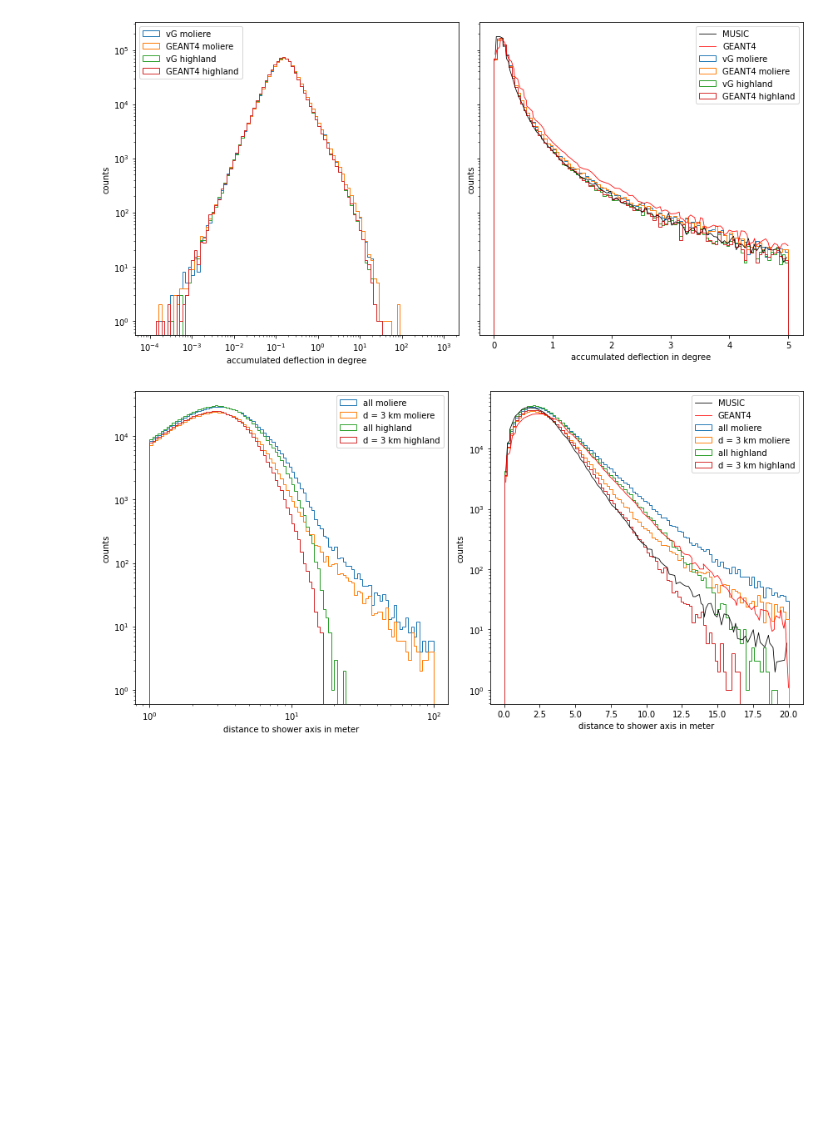
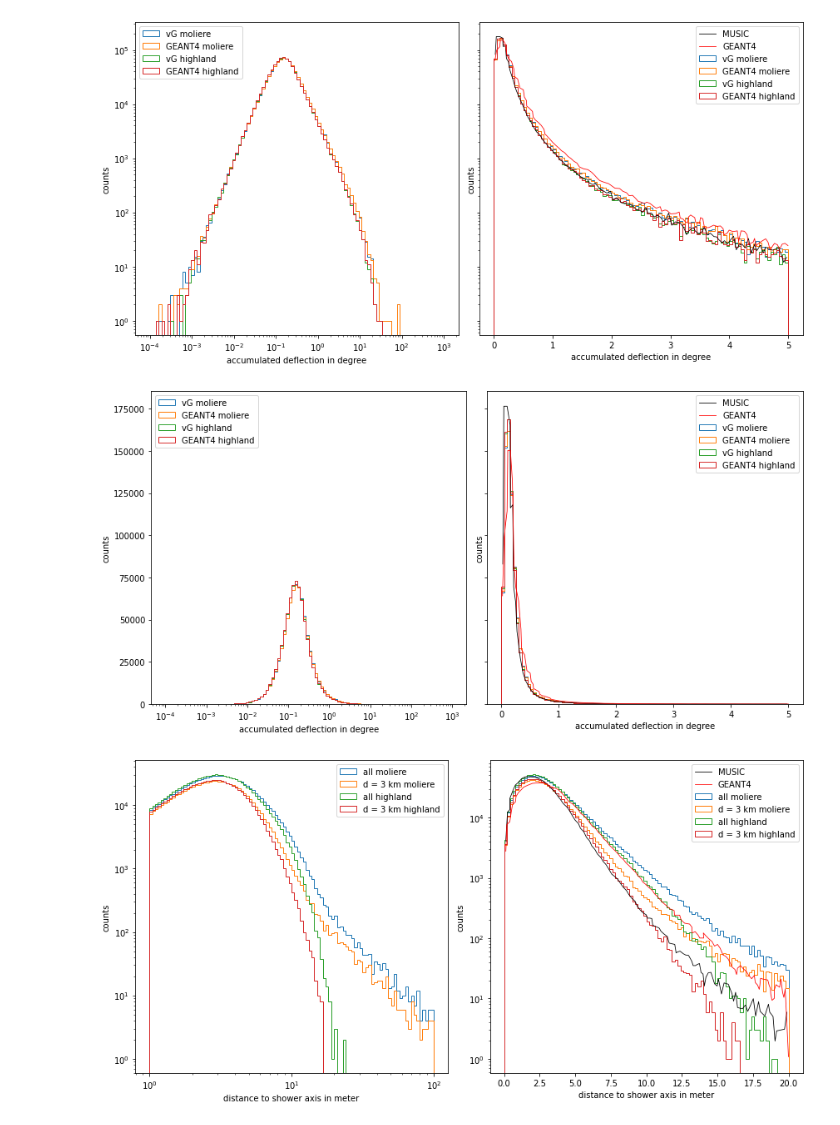
Before and after one commit to pascalgutjahr/muon-deflection-paper, a Jupyter notebook: deflection/compare_MUSIC.ipynb, the cells around one changed output. Drawn from its saved outputs; the diff is of its cells as text; code cells hidden in the pictures; blank space fills up the shorter version.

```diff
--- a/deflection/compare_MUSIC.ipynb
+++ b/deflection/compare_MUSIC.ipynb
@@ -164,6 +164,44 @@ if save_plot:
     plt.savefig(plot_dir + '{}_{}_{}events_accumulated_defl_only3km.pdf'.format(energy_name(E_i), energy_name(E_f), n_events))
 # %% [output]
 [figure]
+# %%
+# Deflection
+fig, ax = plt.subplots(1, 2, figsize=(12, 6), sharey=True)
+
+bins = np.logspace(-4, 3, 101)
+ax[0].hist(df_moliere.deflection[df_moliere.distances==3e3], bins=bins, histtype='step', label='vG moliere')
+ax[0].hist(df_GEANT4_moliere.deflection[df_GEANT4_moliere.distances==3e3], bins=bins, histtype='step', label='GEANT4 moliere')
+ax[0].hist(df_highland.deflection[df_highland.distances==3e3], bins=bins, histtype='step', label='vG highland')
+ax[0].hist(df_GEANT4_highland.deflection[df_GEANT4_highland.distances==3e3], bins=bins, histtype='step', label='GEANT4 highland')
+
+ax[0].set_xscale('log')
+# ax[0].set_yscale('log')
+ax[0].set_xlabel('accumulated deflection in degree')
+ax[0].set_ylabel('counts')
+ax[0].legend(loc='upper left')
+
+bins = np.linspace(0, 5, 101)
+ax[1].hist(df_moliere.deflection[df_moliere.distances==3e3], bins=bins, histtype='step', label='vG moliere')
+ax[1].hist(df_GEANT4_moliere.deflection[df_GEANT4_moliere.distances==3e3], bins=bins, histtype='step', label='GEANT4 moliere')
+ax[1].hist(df_highland.deflection[df_highland.distances==3e3], bins=bins, histtype='step', label='vG highland')
+ax[1].hist(df_GEANT4_highland.deflection[df_GEANT4_highland.distances==3e3], bins=bins, histtype='step', label='GEANT4 highland')
+
+# ax[1].set_yscale('log')
+ax[1].set_xlabel('accumulated deflection in degree')
+ax[1].set_ylabel('counts')
+
+
+ax[1].plot(df_MUSIC_angle['angle'], df_MUSIC_angle['counts'], color='black', linewidth=0.8, label='MUSIC')
+ax[1].plot(df_GEANT4_angle['angle'], df_GEANT4_angle['counts'], color='red', linewidth=0.8, label='GEANT4')
+
+ax[1].legend(loc='upper right')
+
+
+plt.tight_layout()
+if save_plot:
+    plt.savefig(plot_dir + '{}_{}_{}events_accumulated_defl_only3km_nologscale.pdf'.format(energy_name(E_i), energy_name(E_f), n_events))
+# %% [output]
+[figure, added]
 # %%
 # Distance to shower axis
 fig, ax = plt.subplots(1, 2, figsize=(12, 6))
```
Also changed, not shown: parts of 1 cell of this notebook, 2 other files.
